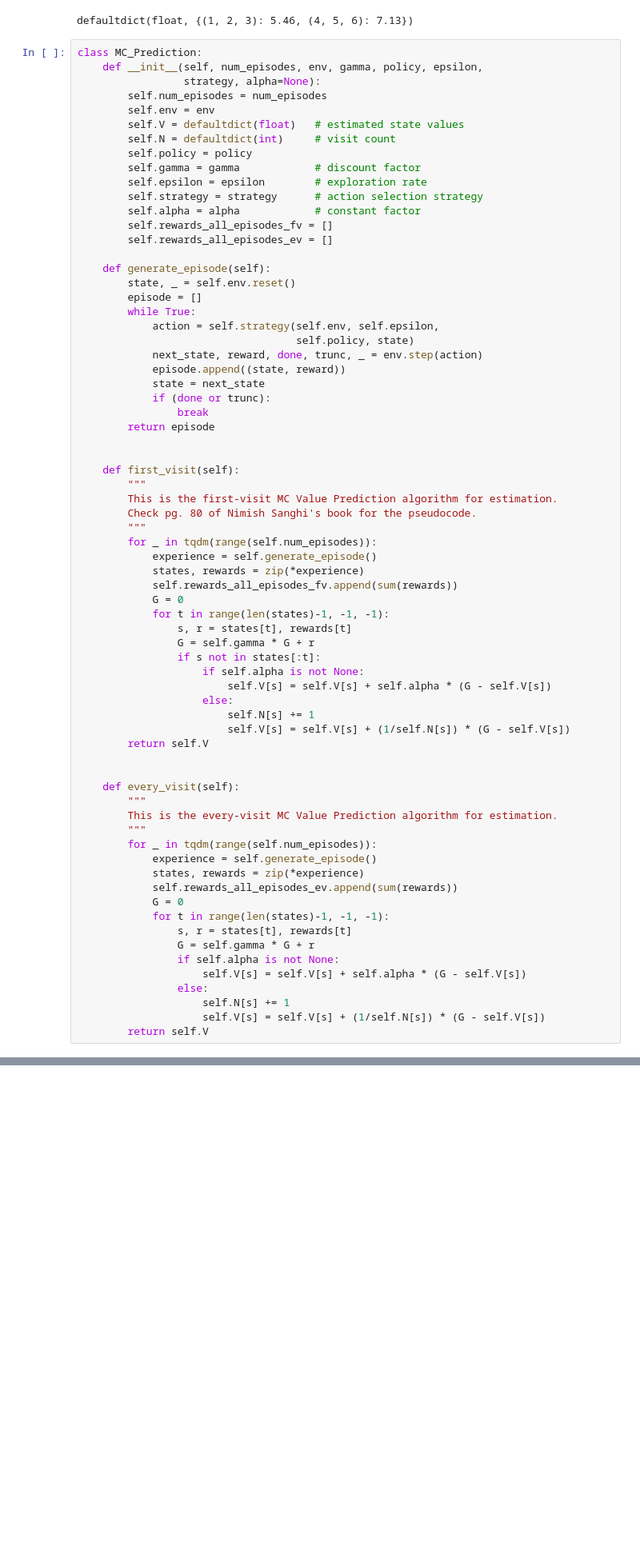
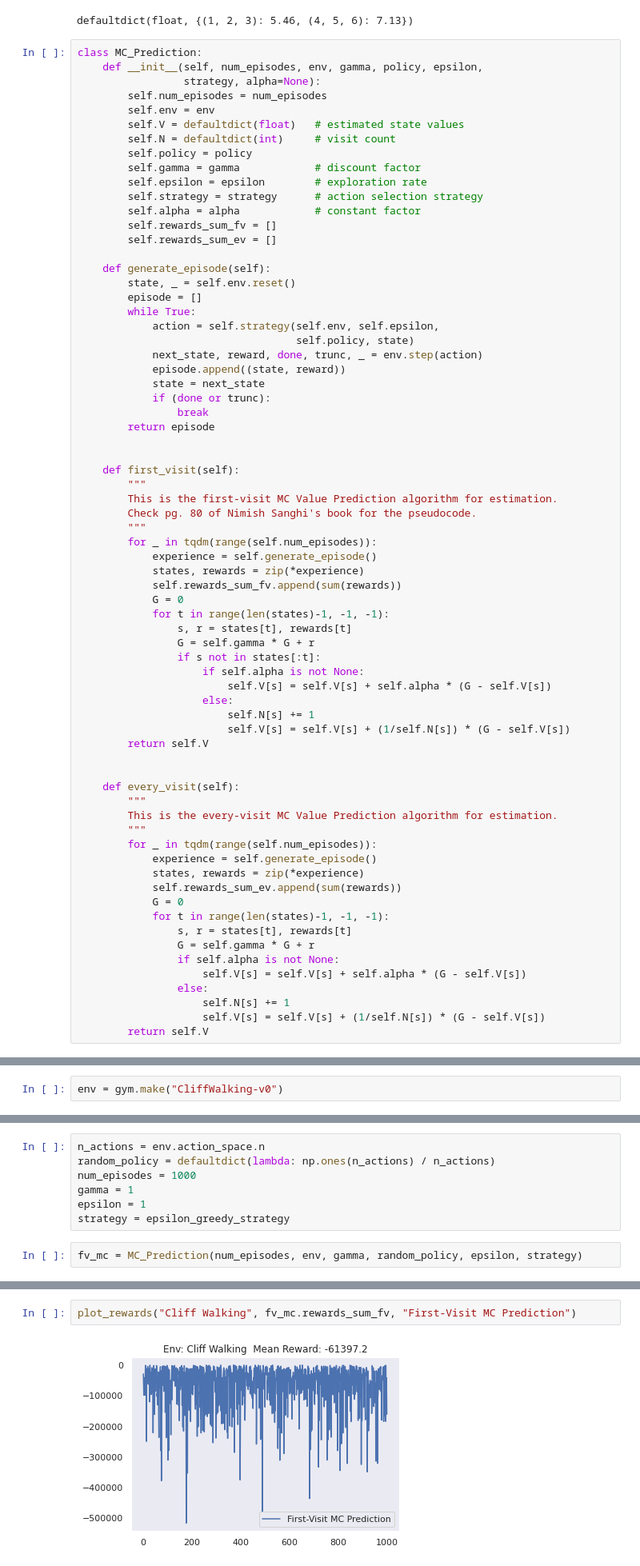
Before and after one commit to aryaman1802/model-implementations, a Jupyter notebook: reinforcement-learning/model-free/mc_prediction.ipynb, the cells around one changed output, grey strips where cells are left out. Shown: that part at 80% size. Drawn from its saved outputs; the diff is of its cells as text; blank space fills up the shorter version.

Commit message:
added cliff walking and taxi envs for mc prediction

```diff
--- a/reinforcement-learning/model-free/mc_prediction.ipynb
+++ b/reinforcement-learning/model-free/mc_prediction.ipynb
@@ -72,8 +113,8 @@ class MC_Prediction:
         self.epsilon = epsilon        # exploration rate
         self.strategy = strategy      # action selection strategy
         self.alpha = alpha            # constant factor
-        self.rewards_all_episodes_fv = []
-        self.rewards_all_episodes_ev = []
+        self.rewards_sum_fv = []
+        self.rewards_sum_ev = []
 
     def generate_episode(self):
         state, _ = self.env.reset()
@@ -97,7 +138,7 @@ class MC_Prediction:
         for _ in tqdm(range(self.num_episodes)):
             experience = self.generate_episode()
             states, rewards = zip(*experience)
-            self.rewards_all_episodes_fv.append(sum(rewards))
+            self.rewards_sum_fv.append(sum(rewards))
             G = 0
             for t in range(len(states)-1, -1, -1):
                 s, r = states[t], rewards[t]
@@ -118,7 +159,7 @@ class MC_Prediction:
         for _ in tqdm(range(self.num_episodes)):
             experience = self.generate_episode()
             states, rewards = zip(*experience)
-            self.rewards_all_episodes_ev.append(sum(rewards))
+            self.rewards_sum_ev.append(sum(rewards))
             G = 0
             for t in range(len(states)-1, -1, -1):
                 s, r = states[t], rewards[t]
@@ -177,0 +225,2 @@ plot_policy(fv_mc.policy)
+# %%
+env = gym.make("CliffWalking-v0")
@@ -177,0 +239,9 @@ plot_policy(fv_mc.policy)
+# %%
+n_actions = env.action_space.n
+random_policy = defaultdict(lambda: np.ones(n_actions) / n_actions)
+num_episodes = 1000
+gamma = 1
+epsilon = 1
+strategy = epsilon_greedy_strategy
+# %%
+fv_mc = MC_Prediction(num_episodes, env, gamma, random_policy, epsilon, strategy)
@@ -177,0 +288,4 @@ plot_policy(fv_mc.policy)
+# %%
+plot_rewards("Cliff Walking", fv_mc.rewards_sum_fv, "First-Visit MC Prediction")
+# %% [output]
+[figure, added]
```
Also changed, not shown: parts of 36 cells of this notebook.
